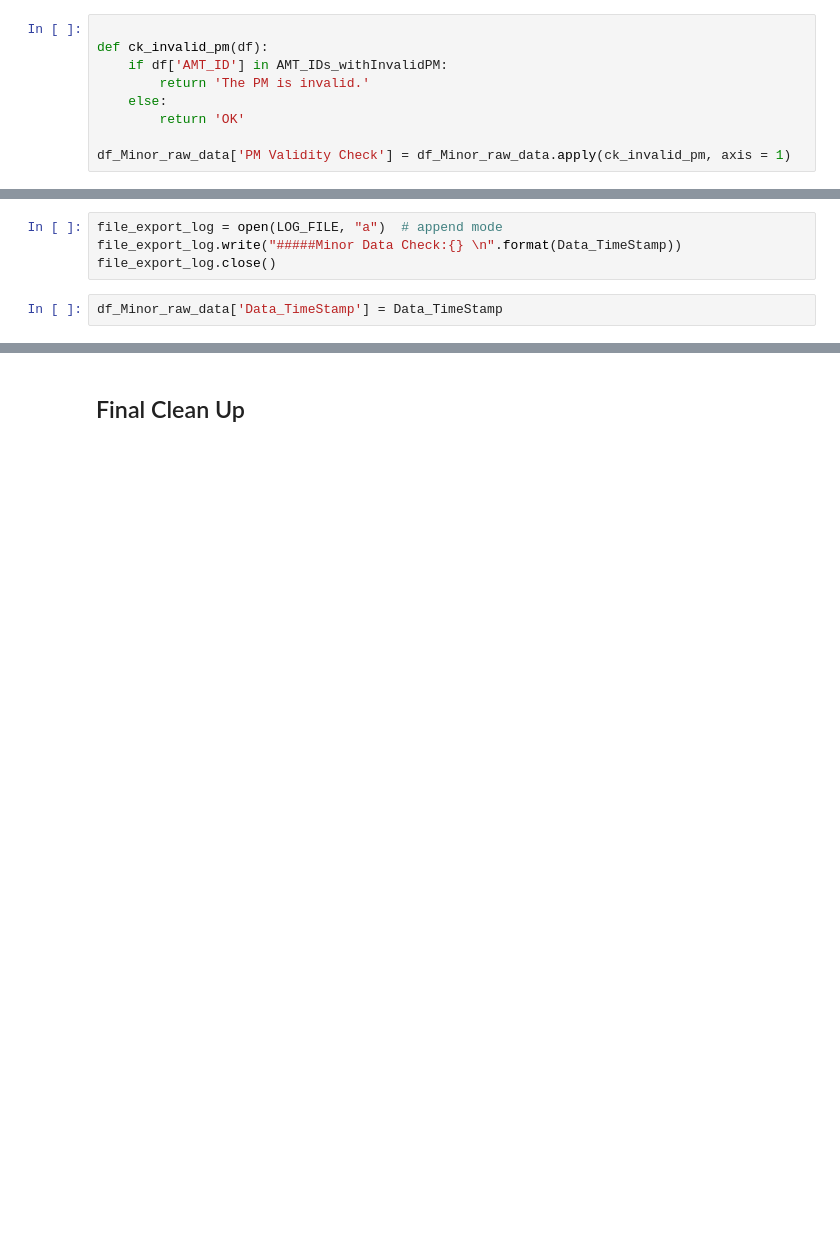
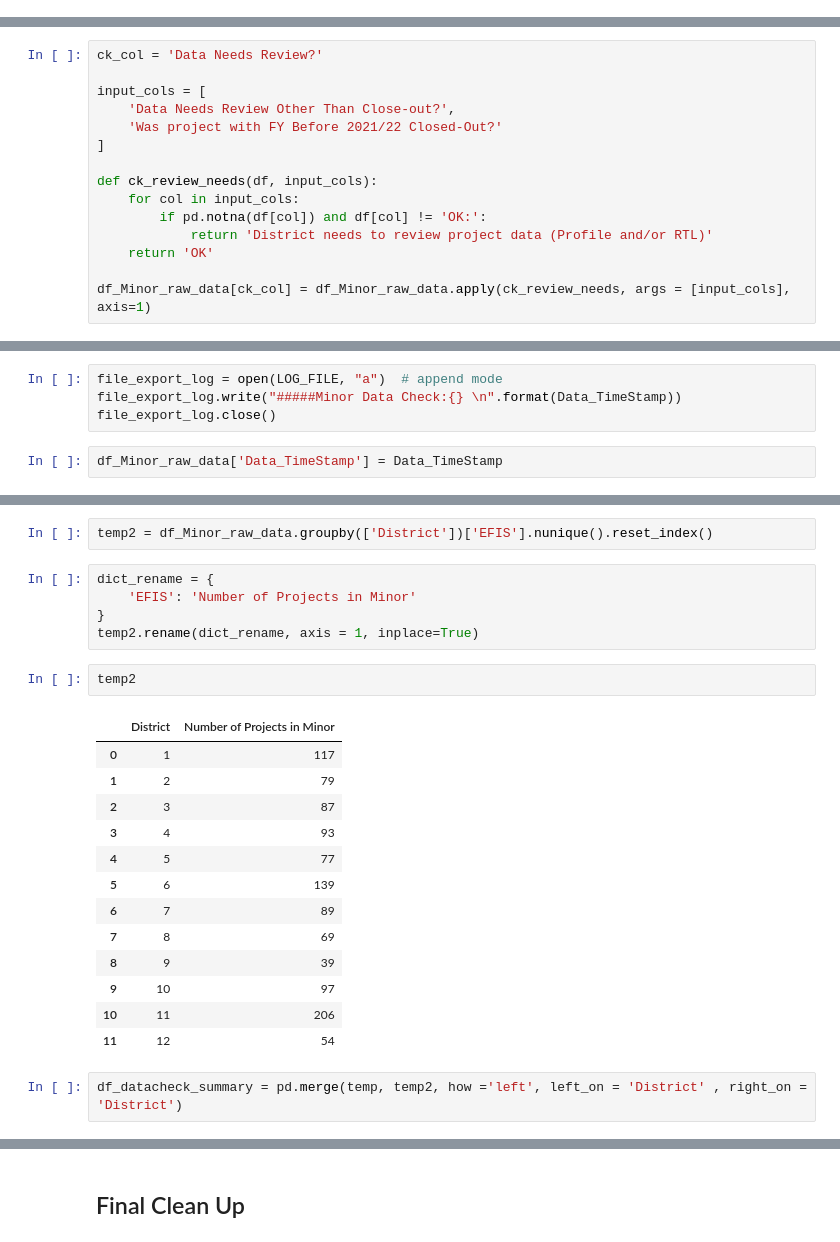
Before and after one commit to zhuzhy1214/amtool_etl, a Jupyter notebook: Minor_DataCheck.ipynb, the cells around one changed output, grey strips where cells are left out. Saved outputs shown, nothing was run; the diff lists cells and outputs as text; blank space fills up the shorter version.

```diff
--- a/Minor_DataCheck.ipynb
+++ b/Minor_DataCheck.ipynb
@@ -964,9 +865,0 @@ AMT_IDs_withInvalidPM = df_Minor_pm_invalid['AMT_ID'].unique()
-# %%
-
-def ck_invalid_pm(df):
-    if df['AMT_ID'] in AMT_IDs_withInvalidPM:
-        return 'The PM is invalid.'
-    else:
-        return 'OK'
-
-df_Minor_raw_data['PM Validity Check'] = df_Minor_raw_data.apply(ck_invalid_pm, axis = 1)
@@ -972,0 +910,15 @@ df_Minor_raw_data['PM Validity Check'] = df_Minor_raw_data.apply(ck_invalid_pm,
+# %%
+ck_col = 'Data Needs Review?'
+
+input_cols = [
+    'Data Needs Review Other Than Close-out?',
+    'Was project with FY Before 2021/22 Closed-Out?'
+]
+
+def ck_review_needs(df, input_cols):
+    for col in input_cols:
+        if pd.notna(df[col]) and df[col] != 'OK:':
+            return 'District needs to review project data (Profile and/or RTL)'
+    return 'OK'
+
+df_Minor_raw_data[ck_col] = df_Minor_raw_data.apply(ck_review_needs, args = [input_cols], axis=1)
@@ -1050,0 +1003,25 @@ Publishing Minor_Datacheck_Punchlist.hyper to Sandbox_ProjectBookCheck_Automatio
+# %%
+temp2 = df_Minor_raw_data.groupby(['District'])['EFIS'].nunique().reset_index()
+# %%
+dict_rename = {
+    'EFIS': 'Number of Projects in Minor'
+}
+temp2.rename(dict_rename, axis = 1, inplace=True)
+# %%
+temp2
+# %% [output]
+|  | District | Number of Projects in Minor |
+| 0 | 1 | 117 |
+| 1 | 2 | 79 |
+| 2 | 3 | 87 |
+| 3 | 4 | 93 |
+| 4 | 5 | 77 |
+| 5 | 6 | 139 |
+| 6 | 7 | 89 |
+| 7 | 8 | 69 |
+| 8 | 9 | 39 |
+| 9 | 10 | 97 |
+| 10 | 11 | 206 |
+| 11 | 12 | 54 |
+# %%
+df_datacheck_summary = pd.merge(temp, temp2, how ='left', left_on = 'District' , right_on = 'District')
```
Also changed, not shown: parts of 127 cells of this notebook, 1 other file.
